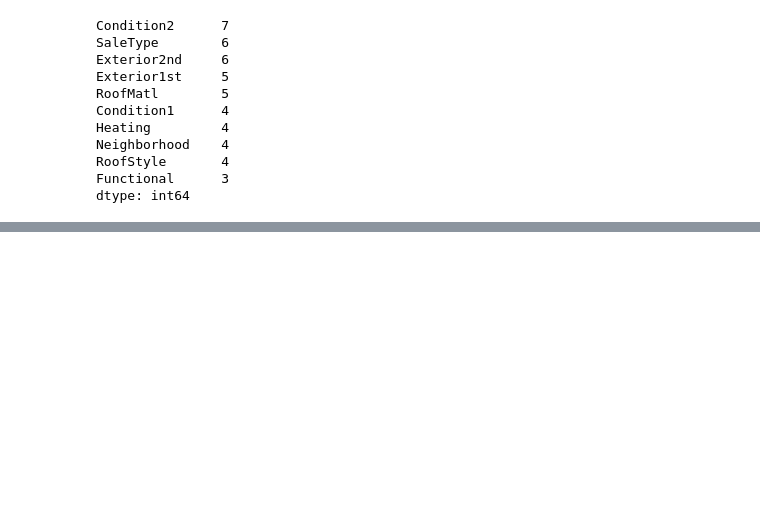
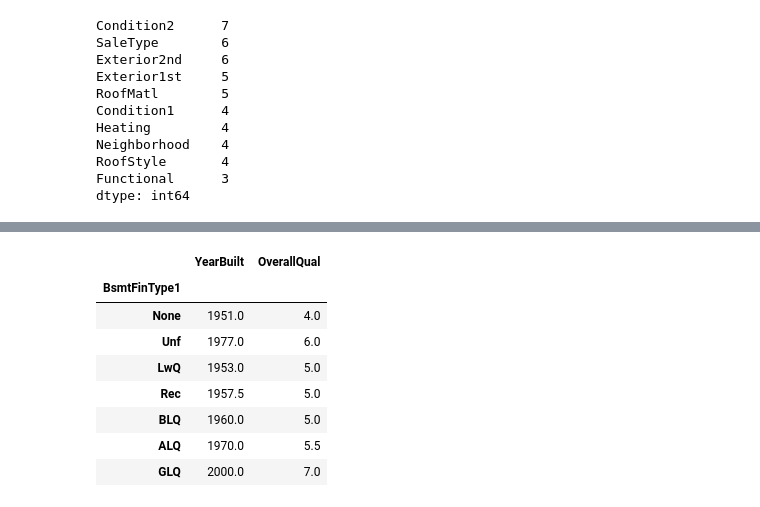
Before and after one commit to QuangAnh312/BTL_DinhGiaNhaAmes, a Jupyter notebook: 03_SourceCode/notebooks/01_EDA_Preprocessing.ipynb, the cells around one changed output, grey strips where cells are left out. Saved outputs shown, nothing was run; the diff lists cells and outputs as text; code cells hidden in the pictures; blank space fills up the shorter version.

```diff
--- a/03_SourceCode/notebooks/01_EDA_Preprocessing.ipynb
+++ b/03_SourceCode/notebooks/01_EDA_Preprocessing.ipynb
@@ -953,0 +1015,14 @@ dtype: int64
+# %%
+# Vì sao nhóm Unf lại đắt? So năm xây và chất lượng nhà theo kiểu hoàn thiện tầng hầm
+nhom_fin = Xs["BsmtFinType1"].fillna("None")
+Xs.groupby(nhom_fin)[["YearBuilt", "OverallQual"]].median().reindex(thu_tu_fin)
+# %% [output]
+|  | YearBuilt | OverallQual |
+| BsmtFinType1 |  |  |
+| None | 1951.0 | 4.0 |
+| Unf | 1977.0 | 6.0 |
+| LwQ | 1953.0 | 5.0 |
+| Rec | 1957.5 | 5.0 |
+| BLQ | 1960.0 | 5.0 |
+| ALQ | 1970.0 | 5.5 |
+| GLQ | 2000.0 | 7.0 |
```
Also changed, not shown: parts of 10 cells of this notebook, 1 other file.
